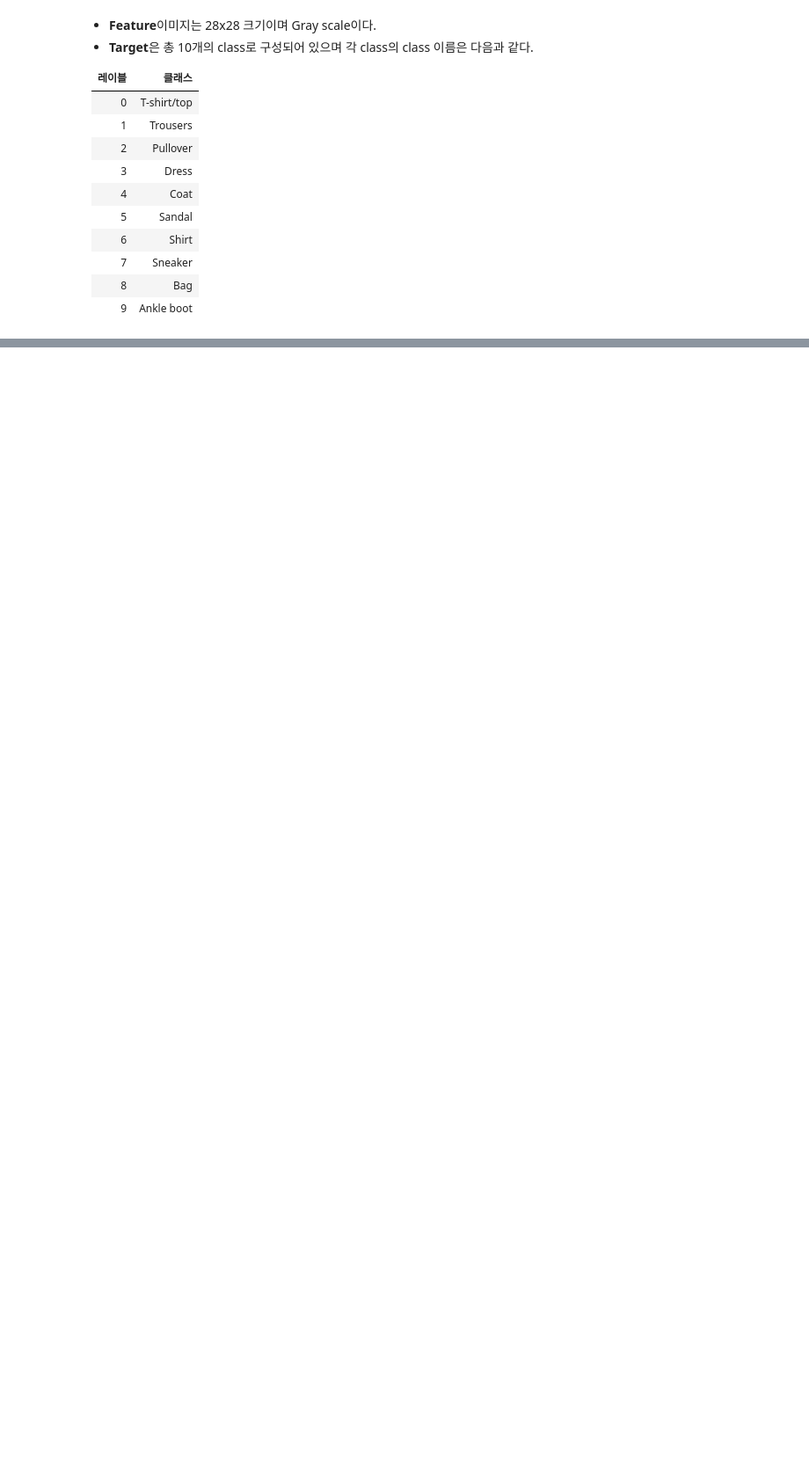
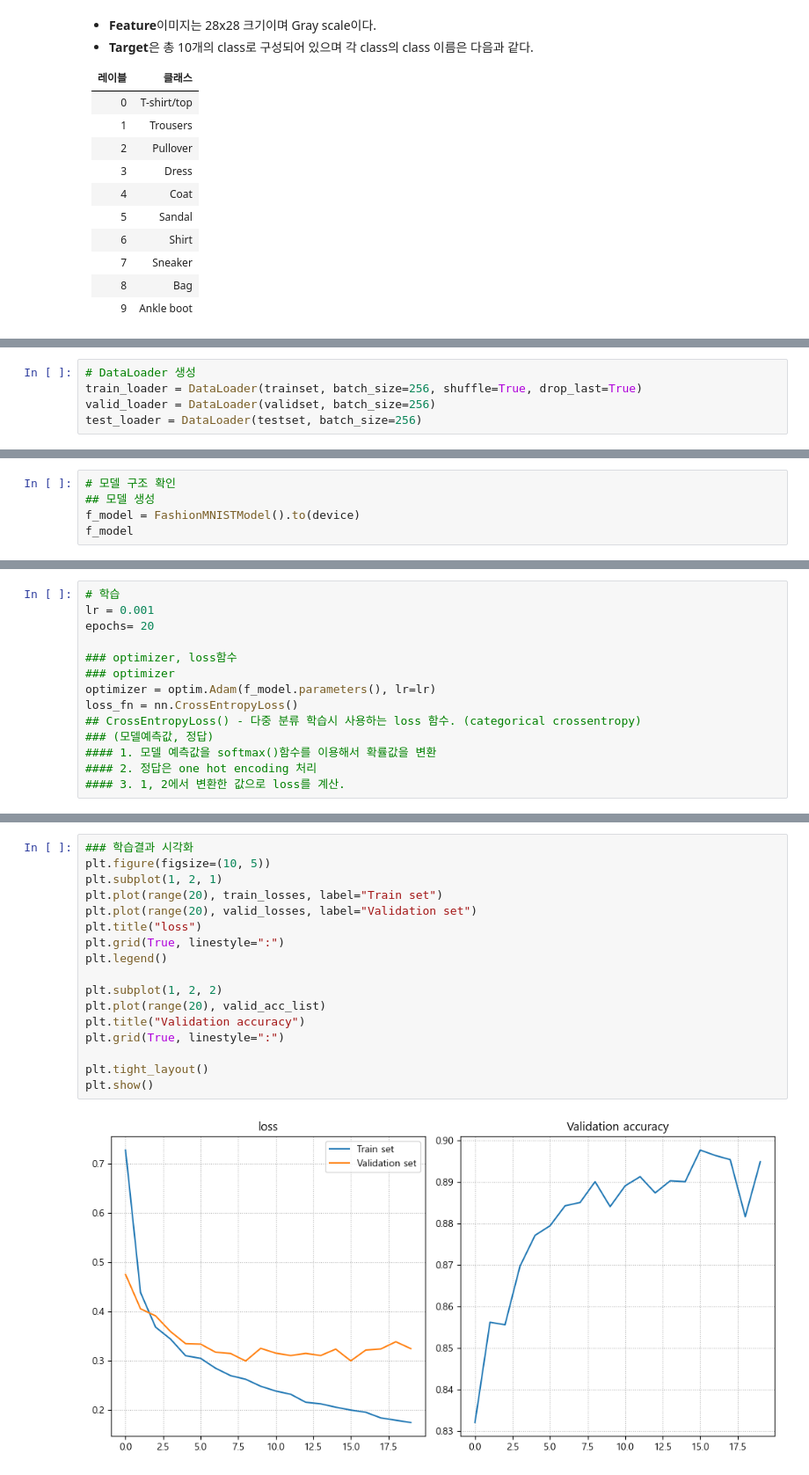
Before and after one commit to kgmyhGit/SKN06, a Jupyter notebook: 09_deeplearning_pytorch/07_모델저장_문제 유형별 모델 생성.ipynb, the cells around one changed output, grey strips where cells are left out. Shown at 88% size. Cells and saved outputs as stored; diff of their text form; blank space fills up the shorter version.

```diff
--- a/09_deeplearning_pytorch/07_모델저장_문제 유형별 모델 생성.ipynb
+++ b/09_deeplearning_pytorch/07_모델저장_문제 유형별 모델 생성.ipynb
@@ -523,0 +671,5 @@ plt.show()
+# %%
+# DataLoader 생성
+train_loader = DataLoader(trainset, batch_size=256, shuffle=True, drop_last=True)
+valid_loader = DataLoader(validset, batch_size=256)
+test_loader = DataLoader(testset, batch_size=256)
@@ -523,0 +715,5 @@ plt.show()
+# %%
+# 모델 구조 확인
+## 모델 생성
+f_model = FashionMNISTModel().to(device)
+f_model
@@ -523,0 +750,14 @@ plt.show()
+# %%
+# 학습
+lr = 0.001
+epochs= 20
+
+### optimizer, loss함수
+### optimizer
+optimizer = optim.Adam(f_model.parameters(), lr=lr)
+loss_fn = nn.CrossEntropyLoss()
+## CrossEntropyLoss() - 다중 분류 학습시 사용하는 loss 함수. (categorical crossentropy)
+### (모델예측값, 정답)
+#### 1. 모델 예측값을 softmax()함수를 이용해서 확률값을 변환
+#### 2. 정답은 one hot encoding 처리
+#### 3. 1, 2에서 변환한 값으로 loss를 계산.
@@ -523,0 +841,19 @@ plt.show()
+# %%
+### 학습결과 시각화
+plt.figure(figsize=(10, 5))
+plt.subplot(1, 2, 1)
+plt.plot(range(20), train_losses, label="Train set")
+plt.plot(range(20), valid_losses, label="Validation set")
+plt.title("loss")
+plt.grid(True, linestyle=":")
+plt.legend()
+
+plt.subplot(1, 2, 2)
+plt.plot(range(20), valid_acc_list)
+plt.title("Validation accuracy")
+plt.grid(True, linestyle=":")
+
+plt.tight_layout()
+plt.show()
+# %% [output]
+[figure, added]
```
Also changed, not shown: parts of 29 cells of this notebook.
